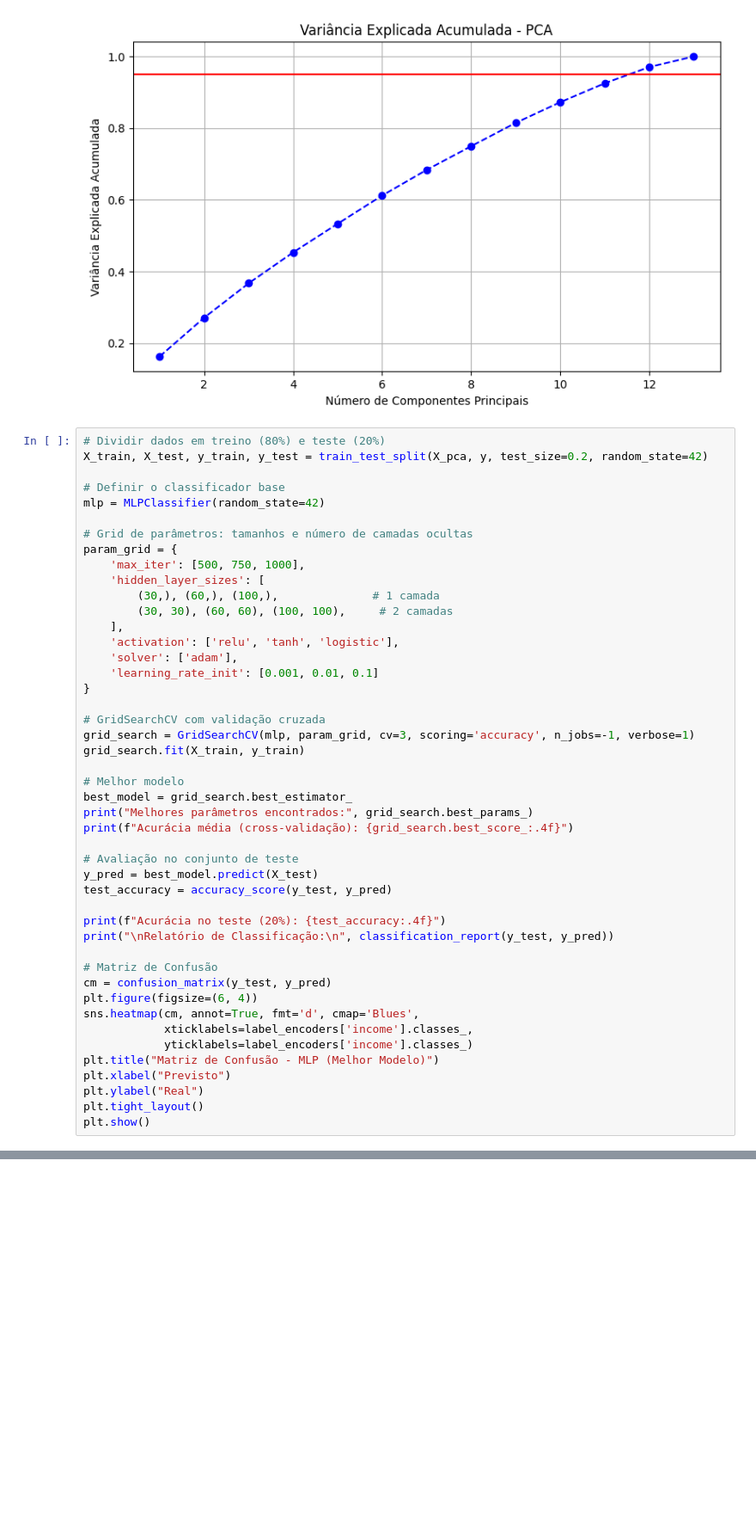
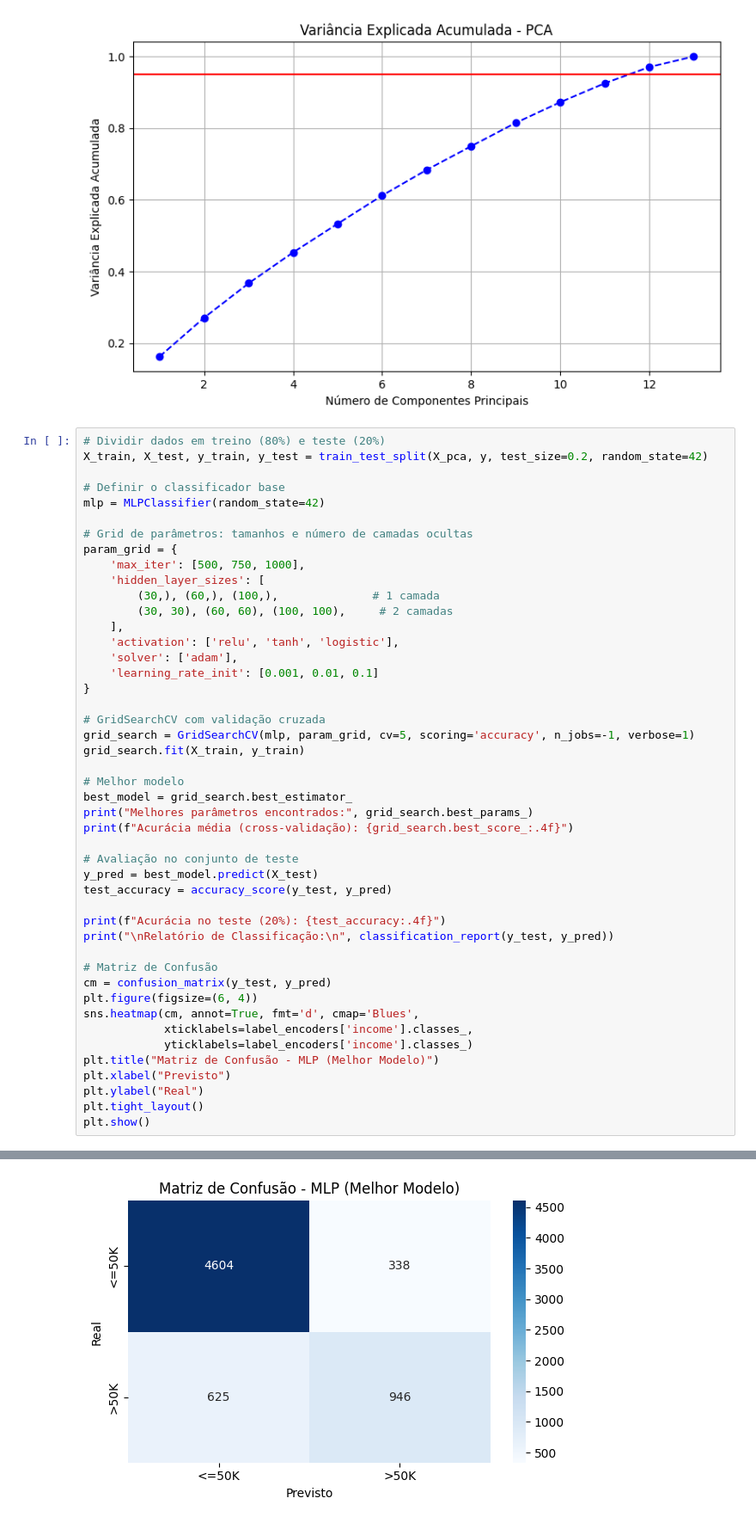
Before and after one commit to Joao-Giaretta/mlb, a Jupyter notebook: rede_neural.ipynb, the cells around one changed output, grey strips where cells are left out. Shown at 86% size. Cells and saved outputs as stored; diff of their text form; blank space fills up the shorter version.

```diff
--- a/rede_neural.ipynb
+++ b/rede_neural.ipynb
@@ -163,7 +164,7 @@ param_grid = {
 }
 
 # GridSearchCV com validação cruzada
-grid_search = GridSearchCV(mlp, param_grid, cv=3, scoring='accuracy', n_jobs=-1, verbose=1)
+grid_search = GridSearchCV(mlp, param_grid, cv=5, scoring='accuracy', n_jobs=-1, verbose=1)
 grid_search.fit(X_train, y_train)
 
 # Melhor modelo
@@ -195,3 +208,4 @@ KeyboardInterrupt:
+[figure, added]
 # %%
 # Transformar os resultados do GridSearch em DataFrame
 results = pd.DataFrame(grid_search.cv_results_)
```
Also changed, not shown: parts of 7 cells of this notebook.
